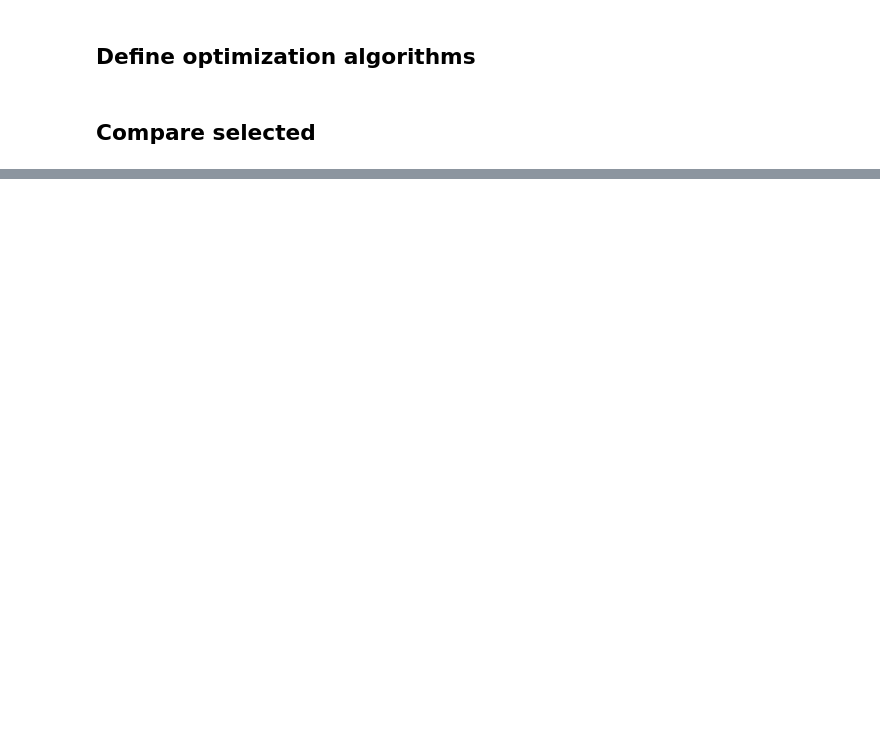
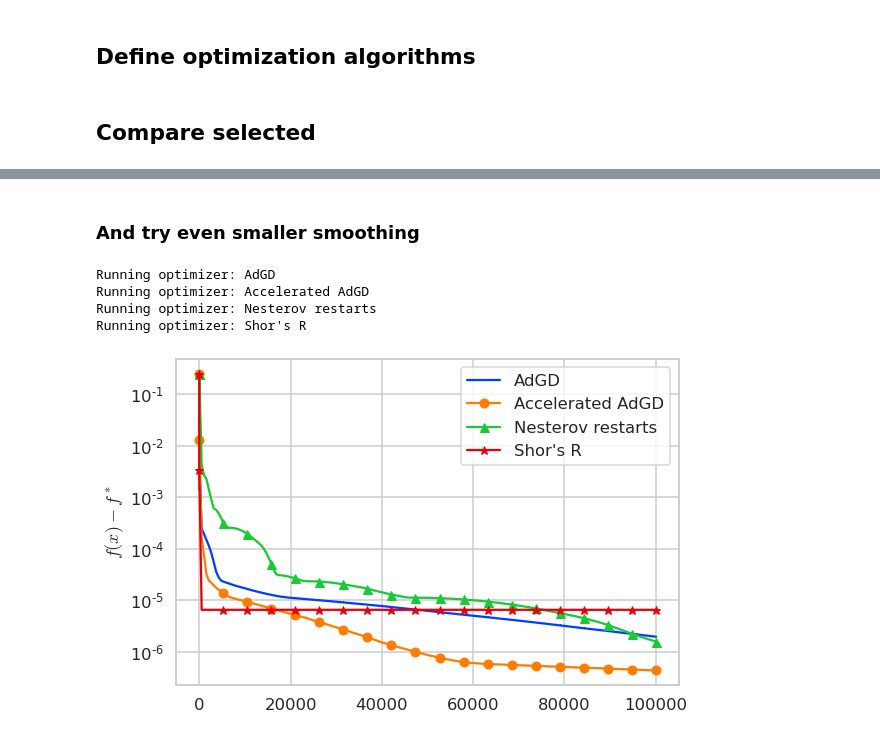
Before and after one commit to konstmish/opt_methods, a Jupyter notebook: notebooks/3.log_sum_exp.ipynb, the cells around one changed output, grey strips where cells are left out. Saved outputs shown, nothing was run; the diff lists cells and outputs as text; code cells hidden in the pictures; blank space fills up the shorter version.

```diff
--- a/notebooks/3.log_sum_exp.ipynb
+++ b/notebooks/3.log_sum_exp.ipynb
@@ -76,0 +149,23 @@ Running optimizer: Adaptive L-BFGS
+# %%
+def get_optimizers(loss):
+    adgd = Adgd(loss=loss, label='AdGD')
+    adgda = AdgdAccel(loss=loss, label='Accelerated AdGD')
+    rest = RestNest(loss=loss, label='Nesterov restarts')
+    shorr = Shorr(loss=loss, label='Shor\'s R')
+    optimizers = [adgd, adgda, rest, shorr]
+    return optimizers
+# %% [markdown]
+### And try even smaller smoothing
+# %%
+max_smoothing = 0.1
+loss = LogSumExp(n=n, dim=dim, least_squares_term=least_squares_term, l2=l2, max_smoothing=max_smoothing)
+it_max = 100000
+optimizers = get_optimizers(loss=loss)
+
+run_and_plot(optimizers, plot_diverging=False)
+# %% [output]
+Running optimizer: AdGD
+Running optimizer: Accelerated AdGD
+Running optimizer: Nesterov restarts
+Running optimizer: Shor's R
+[figure, added]
```
Also changed, not shown: parts of 14 cells of this notebook, 1 other file.
